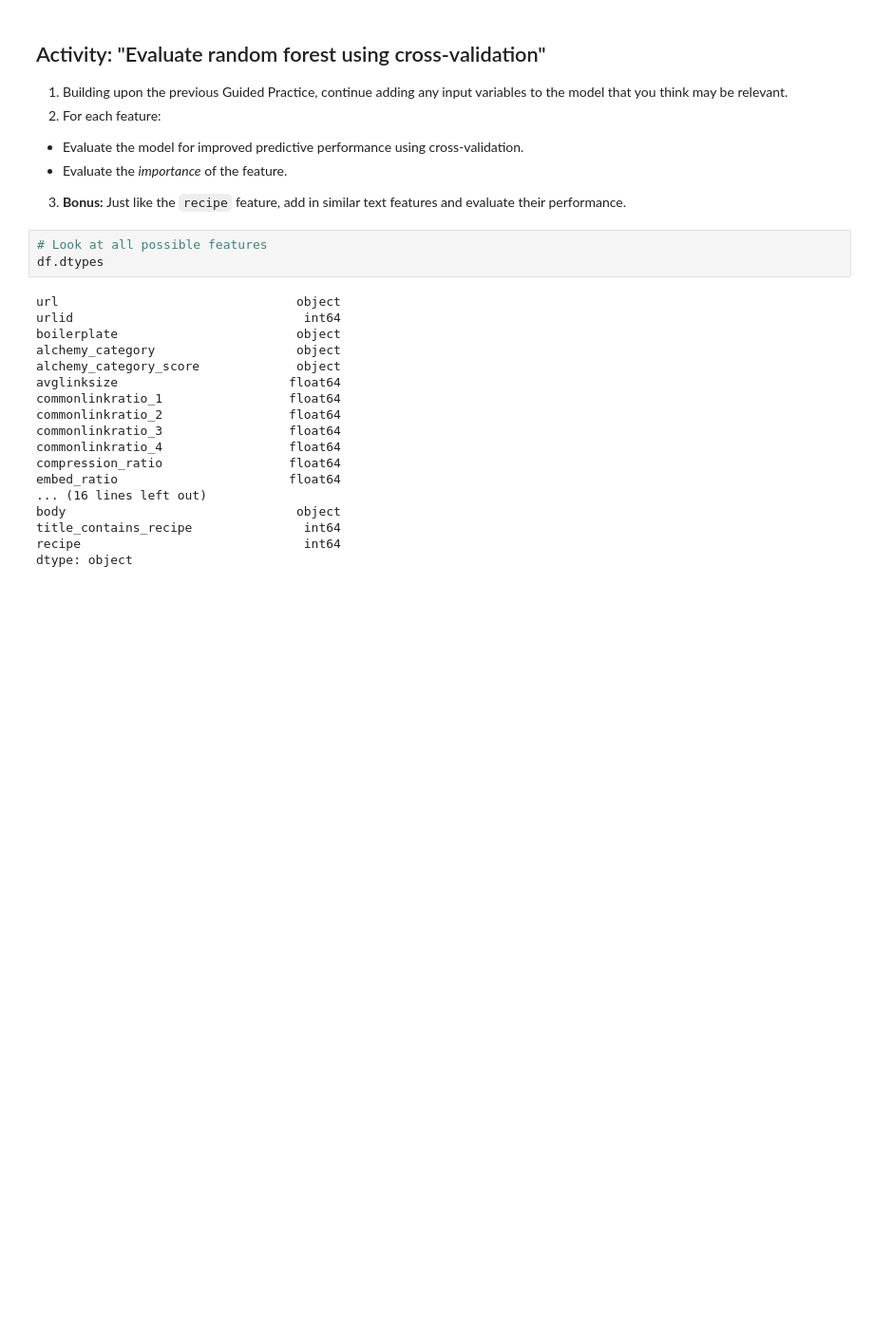
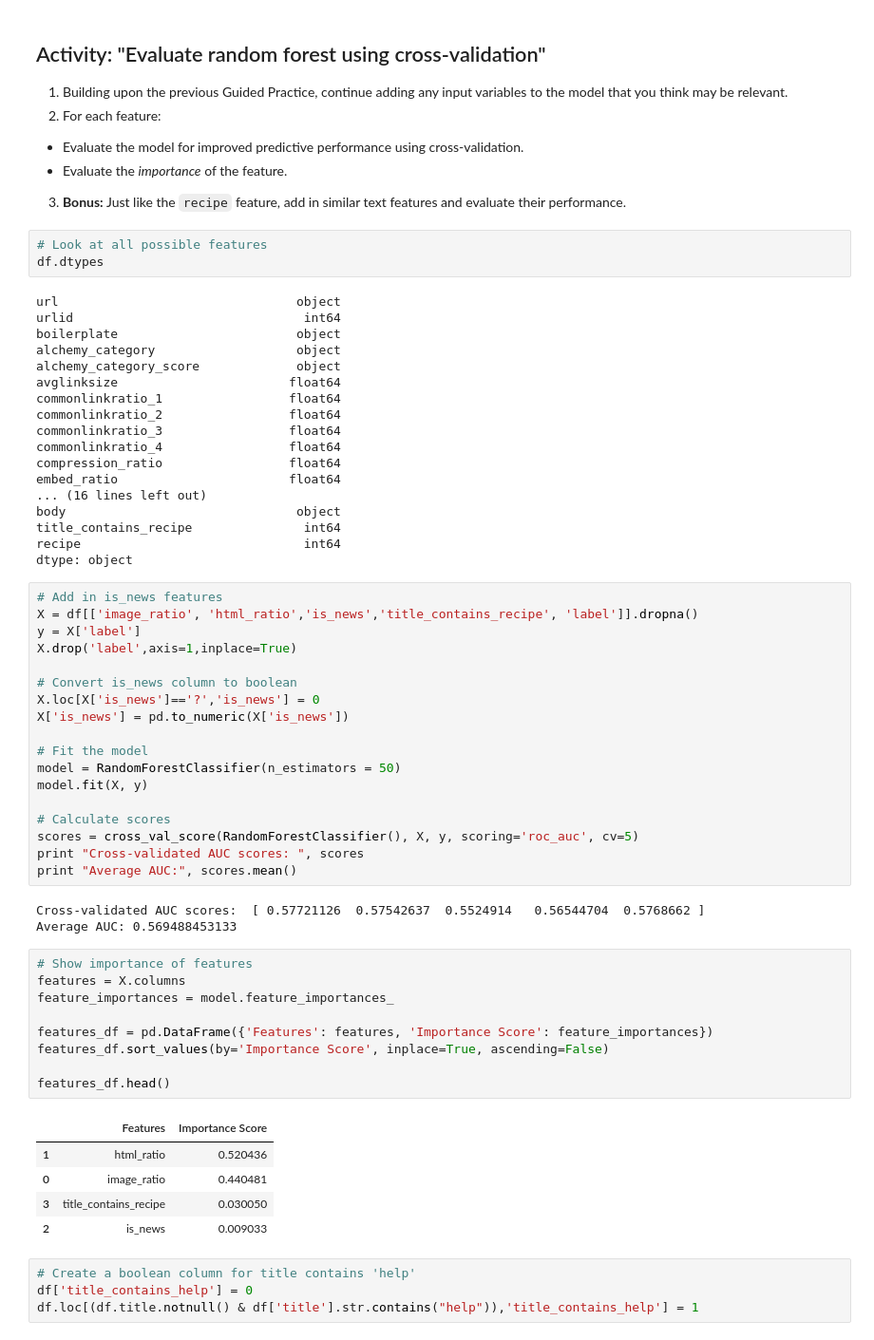
Before and after one commit to toby-p/GA_data_science_coursework, a Jupyter notebook: 10_Decision_Trees_Random_Forests.ipynb, the cells around one changed output. Shown at 95% size. Saved outputs shown, nothing was run; the diff lists cells and outputs as text; blank space fills up the shorter version.

```diff
--- a/10_Decision_Trees_Random_Forests.ipynb
+++ b/10_Decision_Trees_Random_Forests.ipynb
@@ -330,3 +330,43 @@ body                               object
 title_contains_recipe               int64
 recipe                              int64
 dtype: object
+# %%
+# Add in is_news features
+X = df[['image_ratio', 'html_ratio','is_news','title_contains_recipe', 'label']].dropna()
+y = X['label']
+X.drop('label',axis=1,inplace=True)
+
+# Convert is_news column to boolean
+X.loc[X['is_news']=='?','is_news'] = 0
+X['is_news'] = pd.to_numeric(X['is_news'])
+
+# Fit the model
+model = RandomForestClassifier(n_estimators = 50)
+model.fit(X, y)
+
+# Calculate scores
+scores = cross_val_score(RandomForestClassifier(), X, y, scoring='roc_auc', cv=5)
+print "Cross-validated AUC scores: ", scores
+print "Average AUC:", scores.mean()
+# %% [output]
+Cross-validated AUC scores:  [ 0.57721126  0.57542637  0.5524914   0.56544704  0.5768662 ]
+Average AUC: 0.569488453133
+# %%
+# Show importance of features
+features = X.columns
+feature_importances = model.feature_importances_
+
+features_df = pd.DataFrame({'Features': features, 'Importance Score': feature_importances})
+features_df.sort_values(by='Importance Score', inplace=True, ascending=False)
+
+features_df.head()
+# %% [output]
+|  | Features | Importance Score |
+| 1 | html_ratio | 0.520436 |
+| 0 | image_ratio | 0.440481 |
+| 3 | title_contains_recipe | 0.030050 |
+| 2 | is_news | 0.009033 |
+# %%
+# Create a boolean column for title contains 'help'
+df['title_contains_help'] = 0
+df.loc[(df.title.notnull() & df['title'].str.contains("help")),'title_contains_help'] = 1
```
Also changed, not shown: parts of 6 cells of this notebook.
